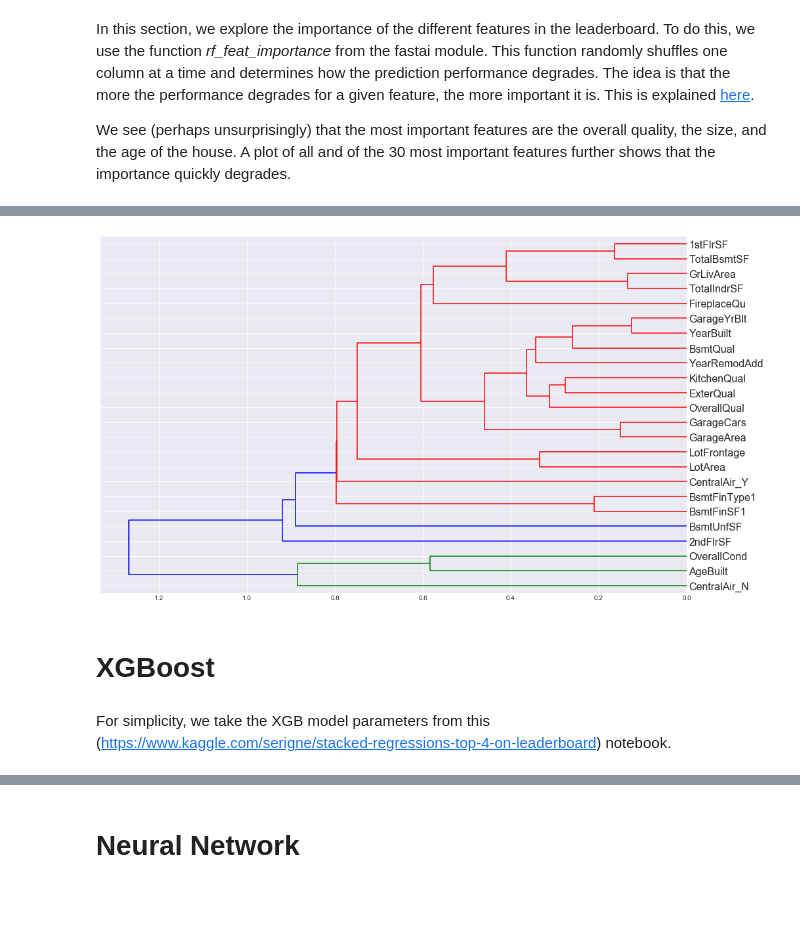
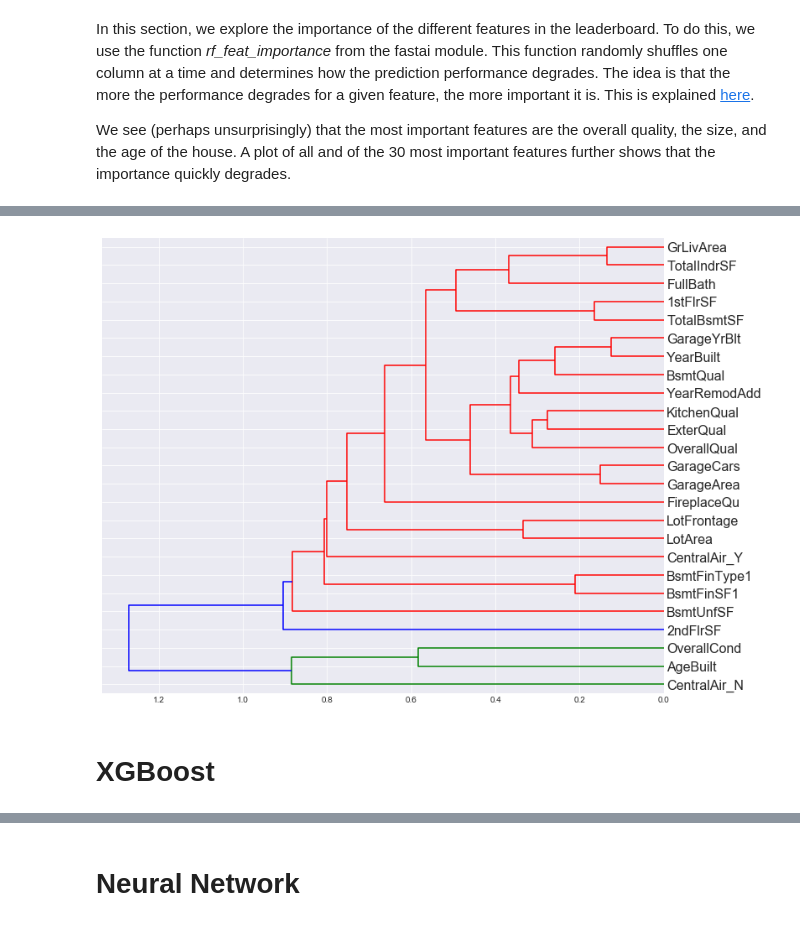
Before and after one commit to larpal/KaggleHousePrices, a Jupyter notebook: house_prices_XGB_NN.ipynb, the cells around one changed output, grey strips where cells are left out. Cells and saved outputs as stored; diff of their text form; code cells hidden in the pictures; blank space fills up the shorter version.

Commit message:
Score about .1203

```diff
--- a/house_prices_XGB_NN.ipynb
+++ b/house_prices_XGB_NN.ipynb
@@ -475,8 +500,8 @@ def get_rmse(x,y):
 # %% [markdown]
 Now we train a random forest regressor. We determined the parameters with a bit of trial and error since we're only looking for a reasonable but not yet a great model. The RMSE score would put us at about the middle of the leaderboard, so it's not a terrible model.
 # %%
-m2 = RandomForestRegressor(n_jobs=-1, n_estimators=1000,max_features=0.5,min_samples_leaf=3, oob_score=True)
-m2.fit(X_train,y_train)
-print('r2 score: ',m2.score(X_val,y_val))
-print('RMSE: ',get_rmse(m2.predict(X_val),y_val))
+rf_reg = RandomForestRegressor(n_jobs=-1, n_estimators=1000,max_features=0.5,min_samples_leaf=3, oob_score=True)
+rf_reg.fit(X_train,y_train)
+print('r2 score: {:4f}'.format(rf_reg.score(X_val,y_val)))
+print('RMSE: {:4f}'.format(get_rmse(rf_reg.predict(X_val),y_val)))
 # %% [output]
@@ -489,7 +514,7 @@ In this section, we explore the importance of the different features in the lead
 
 We see (perhaps unsurprisingly) that the most important features are the overall quality, the size, and the age of the house. A plot of all and of the 30 most important features further shows that the importance quickly degrades.
 # %%
-fi = fastaimisc.rf_feat_importance(m2,X_train); fi[:10]
+fi = fastaimisc.rf_feat_importance(rf_reg,X_train); fi[:10]
 
 fig, ax = plt.subplots(nrows=1, ncols=2, figsize=(20,5))
 fi.plot('cols','imp',ax=ax[0])
@@ -502,14 +527,14 @@ Out of curiosity, we choose only the 25 (by this measure) most important feature
 # %%
-# RF
-to_keep_RF = fi[fi.imp>0.004].cols; print(len(to_keep_RF))
+# determine features to keep
+imp_minval = min(fi.imp.sort_values(ascending=False).head(25))
+to_keep_RF = fi[fi.imp>=imp_minval].cols; print('Number of features kept: ',len(to_keep_RF))
 df_keep_RF = df_train_processed[to_keep_RF].copy()
 X_train_keep_RF,X_val_keep_RF = split_vals(df_keep_RF,1-round(len(df_keep_RF)/10))
 
-m3 = RandomForestRegressor(n_jobs=-1, n_estimators=1000,max_features=0.5,min_samples_leaf=3, oob_score=True)
-m3.fit(X_train_keep_RF,y_train)
-print('All features r2 score: ',m2.score(X_val,y_val))
-print('All features RMSE: ',(m2.predict(X_val)-y_val).std())
-print('Trunc features r2 score: ',m3.score(X_val_keep_RF,y_val))
-print('Trunc features RMSE: ',(m3.predict(X_val_keep_RF)-y_val).std())
-print('Trunc features RMSE on training set: ',(m3.predict(X_train_keep_RF)-y_train).std())
+rf_reduced = RandomForestRegressor(n_jobs=-1, n_estimators=1000,max_features=0.5,min_samples_leaf=3, oob_score=True)
+rf_reduced.fit(X_train_keep_RF,y_train)
+print('All features r2 score: {:4f}'.format(rf_reg.score(X_val,y_val)))
+print('All features RMSE: {:4f}'.format(get_rmse(rf_reg.predict(X_val),y_val)))
+print('Reduced features r2 score: {:4f}'.format(rf_reduced.score(X_val_keep_RF,y_val)))
+print('Reduced features RMSE: {:4f}'.format(get_rmse(rf_reduced.predict(X_val_keep_RF),y_val)))
 # %% [output]
@@ -522,15 +548,17 @@ Trunc features RMSE on training set:  0.07535321485632257
 # %%
 from scipy.cluster import hierarchy as hc
 corr = np.round(scipy.stats.spearmanr(X_train_keep_RF).correlation, 4)
 corr_condensed = hc.distance.squareform(1-corr)
 z = hc.linkage(corr_condensed, method='average')
-fig = plt.figure(figsize=(16,10))
+fig = plt.figure(figsize=(12,10))
 dendrogram = hc.dendrogram(z, labels=X_train_keep_RF.columns,
       orientation='left', leaf_font_size=16)
 plt.show()
+
+#fig,ax = plt.subplots(figsize=(8,7))
+#sns.heatmap(X_train_keep_RF.corr())
+#plt.show()
 # %% [output]
-[figure, old version]
+[figure, new version]
 # %% [markdown]
 # XGBoost
-# %% [markdown]
-For simplicity, we take the XGB model parameters from this (https://www.kaggle.com/serigne/stacked-regressions-top-4-on-leaderboard) notebook.
```
Also changed, not shown: parts of 75 cells of this notebook, 1 other file.
